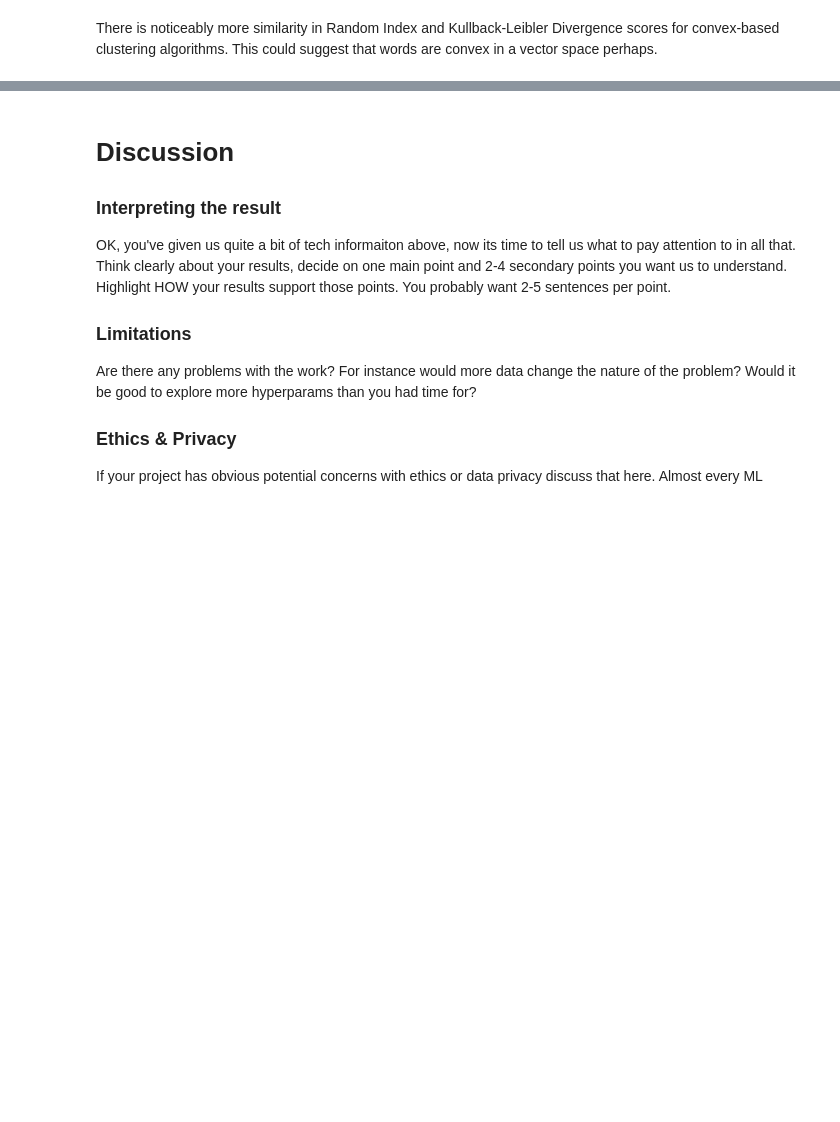
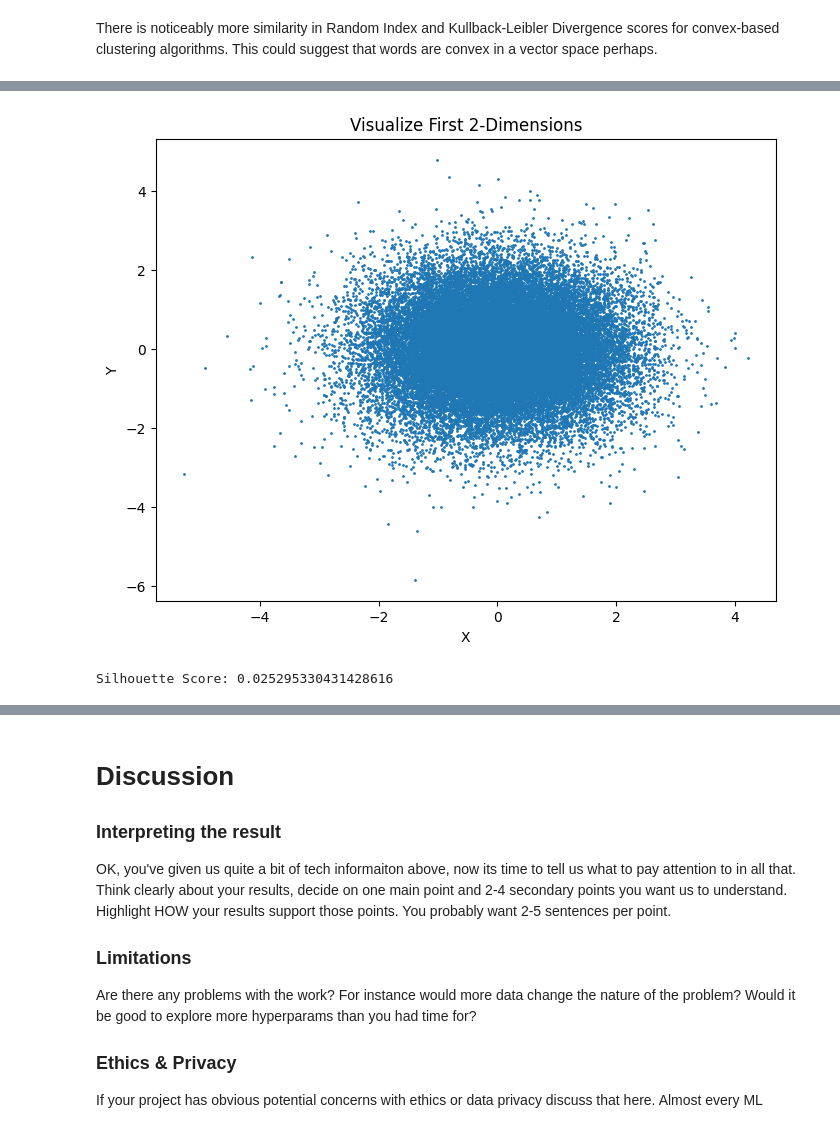
Before and after one commit to e7song/COGS118B_WI24_Final_Project, a Jupyter notebook: FinalProject_groupXXX.ipynb, the cells around one changed output, grey strips where cells are left out. Saved outputs shown, nothing was run; the diff lists cells and outputs as text; code cells hidden in the pictures; blank space fills up the shorter version.

Commit message:
embedded stuff

```diff
--- a/FinalProject_groupXXX.ipynb
+++ b/FinalProject_groupXXX.ipynb
@@ -540,0 +546,54 @@ There is noticeably more similarity in Random Index and Kullback-Leibler Diverge
+# %%
+# The word2vec-google-news-300 model is ~10GB
+import gensim.downloader as api
+from gensim.models import KeyedVectors
+
+DOWNLOAD = False
+path = '/Users/kendrick/gensim-data/word2vec-google-news-300/word2vec-google-news-300.gz'
+
+if DOWNLOAD:
+    path = api.load('word2vec-google-news-300', return_path=True)
+# %%
+# Prepare model and get valid words supported by model
+word2vec_model = KeyedVectors.load_word2vec_format(path, binary=True)
+
+words = [[i] for i in df.index]
+filtered_words = [word for word in words if word[0] in word2vec_model]
+# %%
+# Vectorize
+word_vectors = {}
+for word in filtered_words:
+    vector = word2vec_model[word]
+    word_vectors.update({word[0]: vector})
+# %%
+# Add another dimension for I_ZScore. Also normalize vectors prior to clustering
+for word in word_vectors:
+    difficulty = df.loc[word]['I_Zscore']
+    difficulty = np.array([[difficulty]])
+
+    new_vector = np.hstack((word_vectors[word], difficulty))
+    word_vectors[word] = new_vector
+
+# Normalize
+normalized_vectors = np.array(list(word_vectors.values()))[:,0,:]
+normalized_vectors = (normalized_vectors - normalized_vectors.mean(axis=0)) / normalized_vectors.std(axis=0)
+# %%
+# Visualize first 2-dimensions
+plt.figure(figsize=(8, 6))
+
+plt.scatter(normalized_vectors[:, 0], normalized_vectors[:, 1], marker='.', s=1)
+plt.title('Visualize First 2-Dimensions')
+plt.xlabel('X')
+plt.ylabel('Y')
+
+plt.show()
+# %% [output]
+[figure, added]
+# %%
+# Apply K-means clustering
+kmeans = KMeans(n_clusters=2)
+embedded_labels = kmeans.fit_predict(normalized_vectors)
+
+print(f'Silhouette Score: {silhouette_score(normalized_vectors, embedded_labels)}')
+# %% [output]
+Silhouette Score: 0.025295330431428616
```
Also changed, not shown: parts of 19 cells of this notebook, 2 other files.
